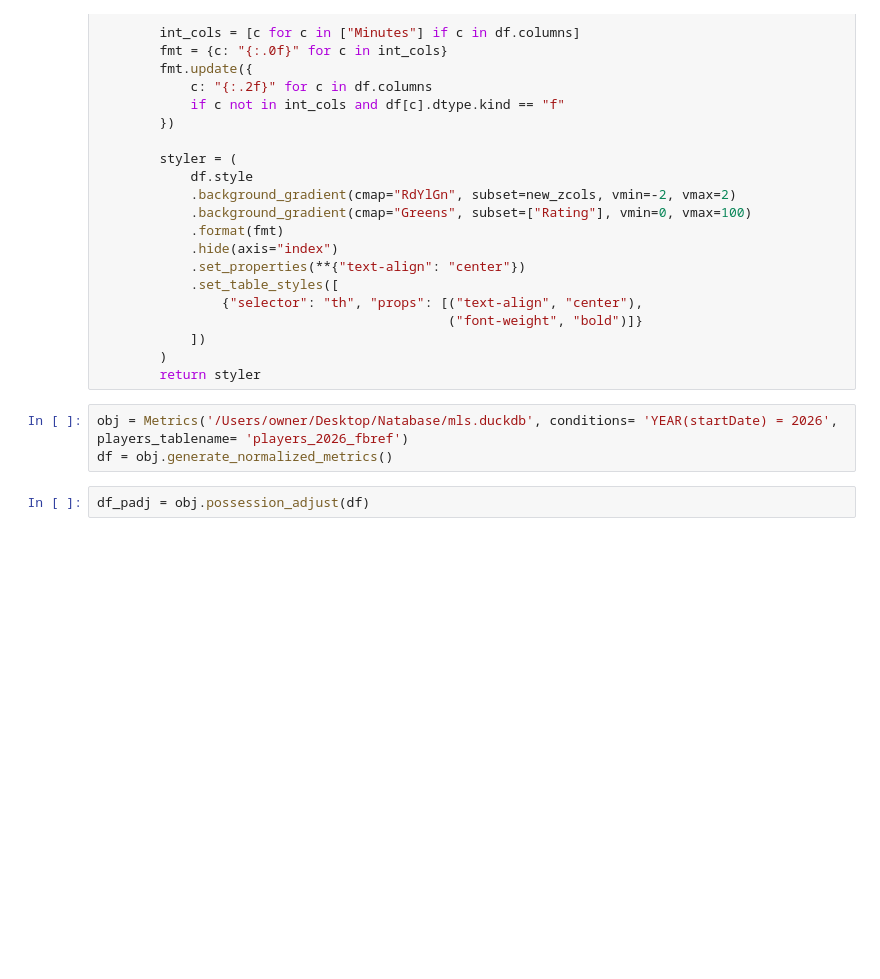
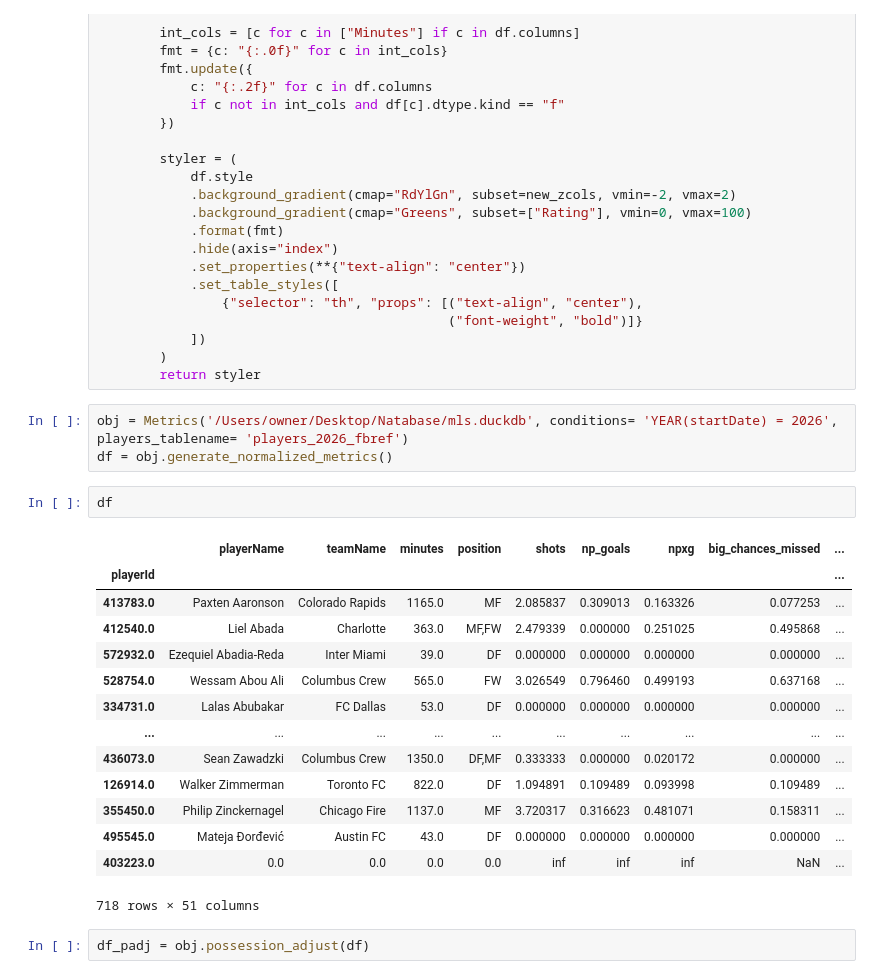
Before and after one commit to nkrackeler30/MLSCompRatingArticle, a Jupyter notebook: CompRatingArticle.ipynb, the cells around one changed output. Drawn from its saved outputs; the diff is of its cells as text; blank space fills up the shorter version.

```diff
--- a/CompRatingArticle.ipynb
+++ b/CompRatingArticle.ipynb
@@ -448,6 +448,23 @@ class Metrics:
 # %%
 obj = Metrics('/Users/owner/Desktop/Natabase/mls.duckdb', conditions= 'YEAR(startDate) = 2026', players_tablename= 'players_2026_fbref')
 df = obj.generate_normalized_metrics()
+# %%
+df
+# %% [output]
+|  | playerName | teamName | minutes | position | shots | np_goals | npxg | big_chances_missed | ... |
+| playerId |  |  |  |  |  |  |  |  | ... |
+| 413783.0 | Paxten Aaronson | Colorado Rapids | 1165.0 | MF | 2.085837 | 0.309013 | 0.163326 | 0.077253 | ... |
+| 412540.0 | Liel Abada | Charlotte | 363.0 | MF,FW | 2.479339 | 0.000000 | 0.251025 | 0.495868 | ... |
+| 572932.0 | Ezequiel Abadia-Reda | Inter Miami | 39.0 | DF | 0.000000 | 0.000000 | 0.000000 | 0.000000 | ... |
+| 528754.0 | Wessam Abou Ali | Columbus Crew | 565.0 | FW | 3.026549 | 0.796460 | 0.499193 | 0.637168 | ... |
+| 334731.0 | Lalas Abubakar | FC Dallas | 53.0 | DF | 0.000000 | 0.000000 | 0.000000 | 0.000000 | ... |
+| ... | ... | ... | ... | ... | ... | ... | ... | ... | ... |
+| 436073.0 | Sean Zawadzki | Columbus Crew | 1350.0 | DF,MF | 0.333333 | 0.000000 | 0.020172 | 0.000000 | ... |
+| 126914.0 | Walker Zimmerman | Toronto FC | 822.0 | DF | 1.094891 | 0.109489 | 0.093998 | 0.109489 | ... |
+| 355450.0 | Philip Zinckernagel | Chicago Fire | 1137.0 | MF | 3.720317 | 0.316623 | 0.481071 | 0.158311 | ... |
+| 495545.0 | Mateja Đorđević | Austin FC | 43.0 | DF | 0.000000 | 0.000000 | 0.000000 | 0.000000 | ... |
+| 403223.0 | 0.0 | 0.0 | 0.0 | 0.0 | inf | inf | inf | NaN | ... |
+718 rows × 51 columns
 # %%
 df_padj = obj.possession_adjust(df)
 # %%
```
Also changed, not shown: parts of 2 cells of this notebook.
